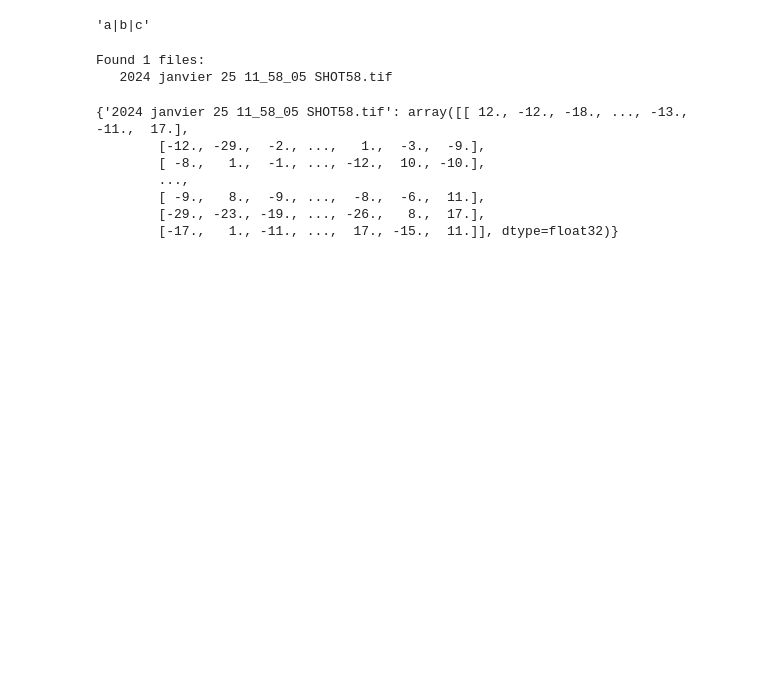
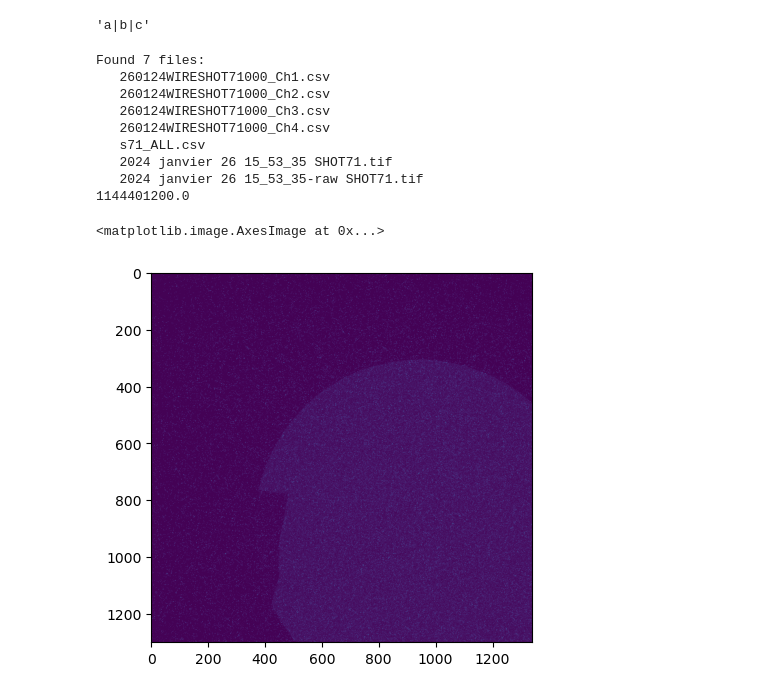
Before and after one commit to Jammi-Dodgers/celia_analysis, a Jupyter notebook: CELIA_ANALYSIS.ipynb, the cells around one changed output. Drawn from its saved outputs; the diff is of its cells as text; code cells hidden in the pictures; blank space fills up the shorter version.

Commit message:
uploaded kirills version

```diff
--- a/CELIA_ANALYSIS.ipynb
+++ b/CELIA_ANALYSIS.ipynb
@@ -31,9 +31,19 @@ def read_data(shot, silent= False):
         for n, column in enumerate(["time","bdot","tof","diode"]): # some data files have Ch4 but it's just noise.
             dictionary[column] = np.genfromtxt(relitive_path+phils_file_name, delimiter=',', skip_header =18, usecols=n)
     ###PUT THZ FILES INTO DICTIONARY
+    # for kirill_file_name in kirills_file_names: # should only be 2 files
+    #     channel = "gentec" if "Ch1" in kirill_file_name else "custom"
+    #     dictionary[channel + "_time"], dictionary[channel] = np.genfromtxt(relitive_path+kirill_file_name, delimiter=',', skip_header =0, usecols=(3,4)).T
     for kirill_file_name in kirills_file_names: # should only be 2 files
-        channel = "gentec" if "Ch1" in kirill_file_name else "custom"
-        dictionary[channel + "_time"], dictionary[channel] = np.genfromtxt(relitive_path+kirill_file_name, delimiter=',', skip_header =0, usecols=(3,4)).T
+        if "Ch1" in kirill_file_name:
+            channel = "Ch1"
+        elif "Ch2" in kirill_file_name:
+            channel = "Ch2"
+        elif "Ch3" in kirill_file_name:
+            channel = "Ch3"
+        elif "Ch4" in kirill_file_name:
+            channel = "Ch4"
+        dictionary["pyro_time"], dictionary[channel] = np.genfromtxt(relitive_path+kirill_file_name, delimiter=',', skip_header =0, usecols=(3,4)).T
     ###PUT XRAY FILES INTO DICTIONARY
     for xray_file_name in xray_file_names: # should only be 2 files
         raw = "_raw" if "raw" in xray_file_name else ""
@@ -48,13 +58,21 @@ def read_lots_of_data(shots, requested_data, silent= False): #read_data is too s
     dictionary = {}
     oscilloscope_data = ["time","bdot","tof","diode"]
 
-    if requested_data in ["gentec","gentec_time"]:
+    if requested_data in ["Ch1","pyro_time"]:
         filtered_file_names = [file_name for file_name in file_names if len(re.findall(".*SHOT("+'|'.join(shots)+")[^0-9]*[0-9]{3}[^0-9].*Ch1.csv", file_name))]
         for filtered_file_name in filtered_file_names:
             dictionary[filtered_file_name] = np.genfromtxt(relitive_path+filtered_file_name, delimiter=',', skip_header =0, usecols= 3 if requested_data == "gentec_time" else 4)
 
-    elif requested_data in ["custom","custom_time"]:
+    elif requested_data in ["Ch2","pyro_time"]:
         filtered_file_names = [file_name for file_name in file_names if len(re.findall(".*SHOT("+'|'.join(shots)+")[^0-9]*[0-9]{3}[^0-9].*Ch2.csv", file_name))]
+        for filtered_file_name in filtered_file_names:
+            dictionary[filtered_file_name] = np.genfromtxt(relitive_path+filtered_file_name, delimiter=',', skip_header =0, usecols= 3 if requested_data == "custom_time" else 4)
+    elif requested_data in ["Ch3","pyro_time"]:
+        filtered_file_names = [file_name for file_name in file_names if len(re.findall(".*SHOT("+'|'.join(shots)+")[^0-9]*[0-9]{3}[^0-9].*Ch3.csv", file_name))]
+        for filtered_file_name in filtered_file_names:
+            dictionary[filtered_file_name] = np.genfromtxt(relitive_path+filtered_file_name, delimiter=',', skip_header =0, usecols= 3 if requested_data == "custom_time" else 4)
+    elif requested_data in ["Ch4","pyro_time"]:
+        filtered_file_names = [file_name for file_name in file_names if len(re.findall(".*SHOT("+'|'.join(shots)+")[^0-9]*[0-9]{3}[^0-9].*Ch4.csv", file_name))]
         for filtered_file_name in filtered_file_names:
             dictionary[filtered_file_name] = np.genfromtxt(relitive_path+filtered_file_name, delimiter=',', skip_header =0, usecols= 3 if requested_data == "custom_time" else 4)
 
@@ -79,16 +97,21 @@ def read_lots_of_data(shots, requested_data, silent= False): #read_data is too s
         [print("   " + filtered_file_name) for filtered_file_name in filtered_file_names]
 
     return dictionary
-# %%
-read_lots_of_data([1,2,8,10,42,58], "xray")
-# %% [output]
-Found 1 files:
-   2024 janvier 25 11_58_05 SHOT58.tif
-{'2024 janvier 25 11_58_05 SHOT58.tif': array([[ 12., -12., -18., ..., -13., -11.,  17.],
-        [-12., -29.,  -2., ...,   1.,  -3.,  -9.],
-        [ -8.,   1.,  -1., ..., -12.,  10., -10.],
-        ...,
-        [ -9.,   8.,  -9., ...,  -8.,  -6.,  11.],
-        [-29., -23., -19., ..., -26.,   8.,  17.],
-        [-17.,   1., -11., ...,  17., -15.,  11.]], dtype=float32)}
+# %%
+Ximage=read_data(71)["xray"]
+Xsumm=np.sum(Ximage)
+print(Xsumm)
+plt.imshow(Ximage)
+# %% [output]
+Found 7 files:
+   260124WIRESHOT71000_Ch1.csv
+   260124WIRESHOT71000_Ch2.csv
+   260124WIRESHOT71000_Ch3.csv
+   260124WIRESHOT71000_Ch4.csv
+   s71_ALL.csv
+   2024 janvier 26 15_53_35 SHOT71.tif
+   2024 janvier 26 15_53_35-raw SHOT71.tif
+1144401200.0
+<matplotlib.image.AxesImage at 0x...>
+[figure, added]
 # %%
```
Also changed, not shown: parts of 21 cells of this notebook.
